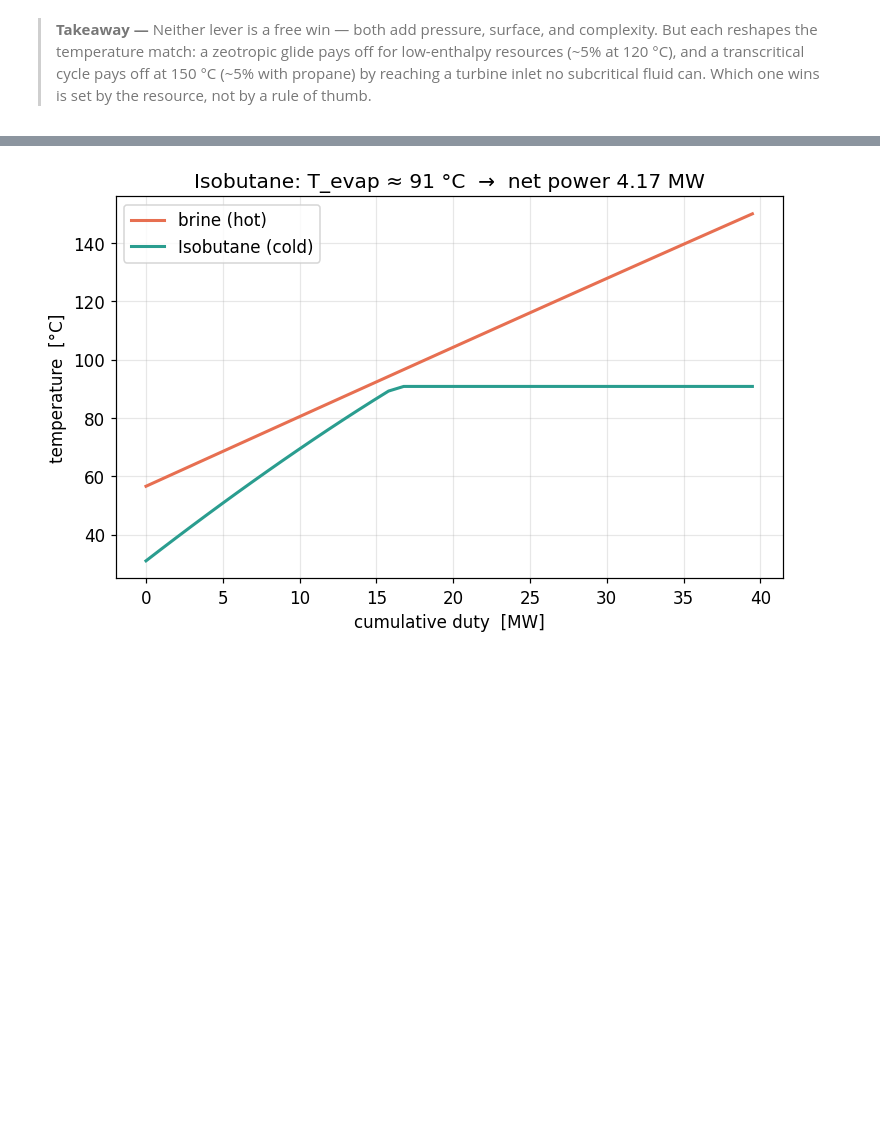
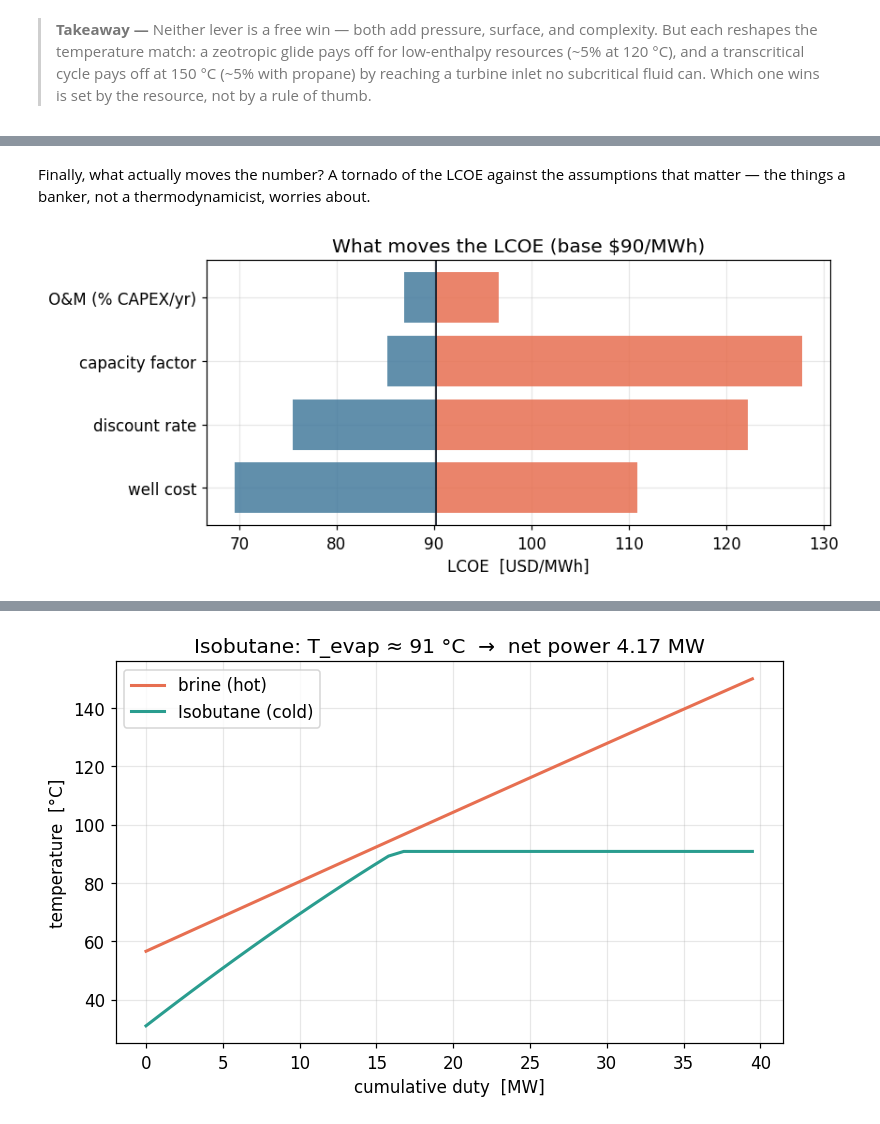
Before and after one commit to khb-git/geothermal-orc, a Jupyter notebook: notebooks/demo.ipynb, the cells around one changed output, grey strips where cells are left out. Drawn from its saved outputs; the diff is of its cells as text; code cells hidden in the pictures; blank space fills up the shorter version.

```diff
--- a/notebooks/demo.ipynb
+++ b/notebooks/demo.ipynb
@@ -915,0 +993,23 @@ Which one wins is set by the resource, not by a rule of thumb.
+# %% [markdown]
+Finally, what actually moves the number? A tornado of the LCOE against the
+assumptions that matter — the things a banker, not a thermodynamicist, worries
+about.
+# %%
+base = econ.lcoe
+specs = [("well cost", "well_cost", (3e6, 7e6)),
+         ("discount rate", "discount_rate", (0.06, 0.12)),
+         ("capacity factor", "capacity_factor", (0.90, 0.60)),
+         ("O&M (% CAPEX/yr)", "om_frac_capex", (0.02, 0.05))]
+fig, ax = plt.subplots(figsize=(8, 3.6))
+for i, (name, param, (lo, hi)) in enumerate(specs):
+    v = lcoe_sensitivity("Isobutane", resource, 10.0, param, [lo, hi],
+                         T_evap_C=95.0)
+    ax.barh(i, v[1] - base, left=base, color="#e76f51", alpha=0.85)
+    ax.barh(i, v[0] - base, left=base, color="#457b9d", alpha=0.85)
+ax.axvline(base, color="#1a1f2b", lw=1.2)
+ax.set_yticks(range(len(specs))); ax.set_yticklabels([s[0] for s in specs])
+ax.set_xlabel("LCOE  [USD/MWh]")
+ax.set_title(f"What moves the LCOE (base \${base:.0f}/MWh)")
+plt.tight_layout(); plt.show()
+# %% [output]
+[figure, added]
```
Also changed, not shown: parts of 7 cells of this notebook, 5 other files.
